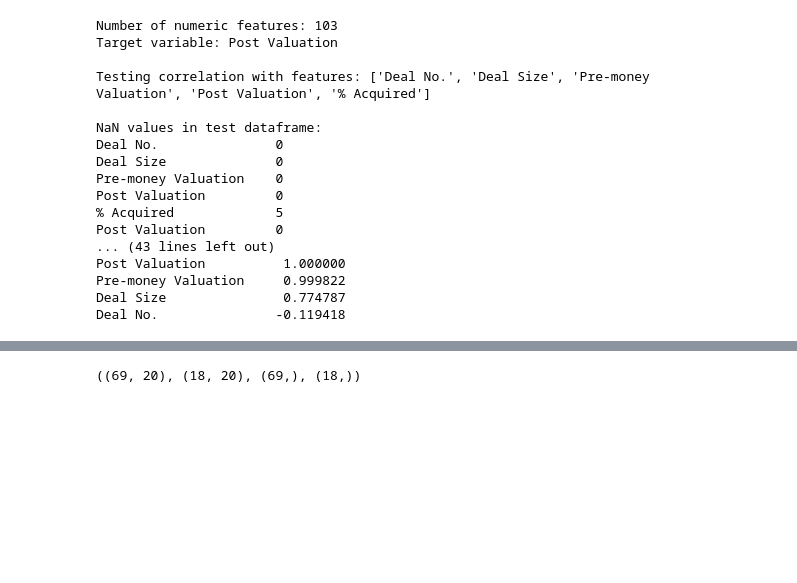
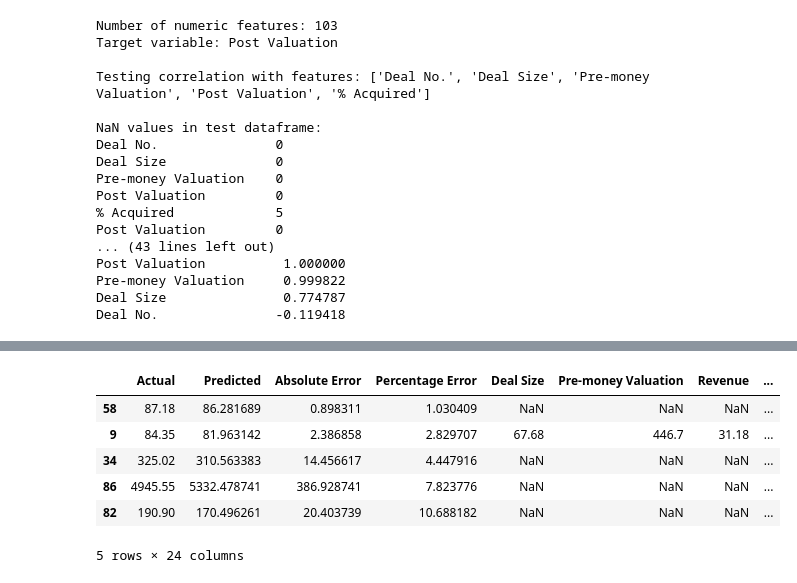
Before and after one commit to yassertahir/FAIM_Final, a Jupyter notebook: ML_model.ipynb, the cells around one changed output, grey strips where cells are left out. Drawn from its saved outputs; the diff is of its cells as text; code cells hidden in the pictures; blank space fills up the shorter version.

```diff
--- a/ML_model.ipynb
+++ b/ML_model.ipynb
@@ -2010,9 +2156,16 @@ Feature information saved to saved_model/model_features.pkl
 - Model saved to: saved_model/valuation_prediction_model.pkl
 -------------------
 # %%
-X_train.shape, X_test.shape, y_train.shape, y_test.shape
+X_test.shape, len(y_true), len(y_pred), predictions_df.shape
+predictions_df.head()
 # %% [output]
+|  | Actual | Predicted | Absolute Error | Percentage Error | Deal Size | Pre-money Valuation | Revenue | ... |
+| 58 | 87.18 | 86.281689 | 0.898311 | 1.030409 | NaN | NaN | NaN | ... |
+| 9 | 84.35 | 81.963142 | 2.386858 | 2.829707 | 67.68 | 446.7 | 31.18 | ... |
+| 34 | 325.02 | 310.563383 | 14.456617 | 4.447916 | NaN | NaN | NaN | ... |
+| 86 | 4945.55 | 5332.478741 | 386.928741 | 7.823776 | NaN | NaN | NaN | ... |
+| 82 | 190.90 | 170.496261 | 20.403739 | 10.688182 | NaN | NaN | NaN | ... |
-((69, 20), (18, 20), (69,), (18,))
+5 rows × 24 columns
 # %%
 # Create a reusable prediction function
 def predict_valuation(new_data, model_path='saved_model/valuation_prediction_model.pkl',
```
Also changed, not shown: parts of 2 cells of this notebook, 3 other files.
